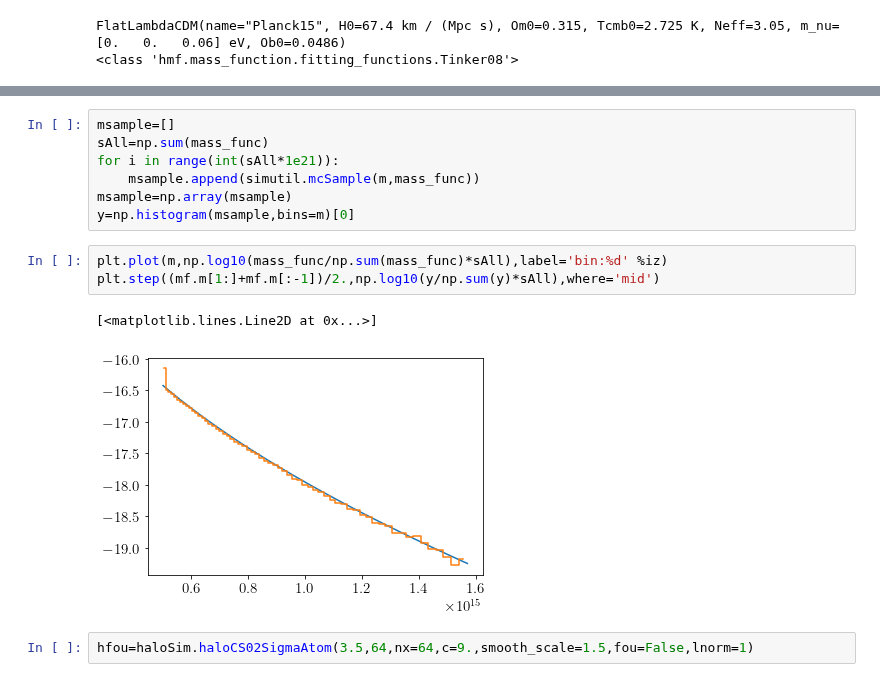
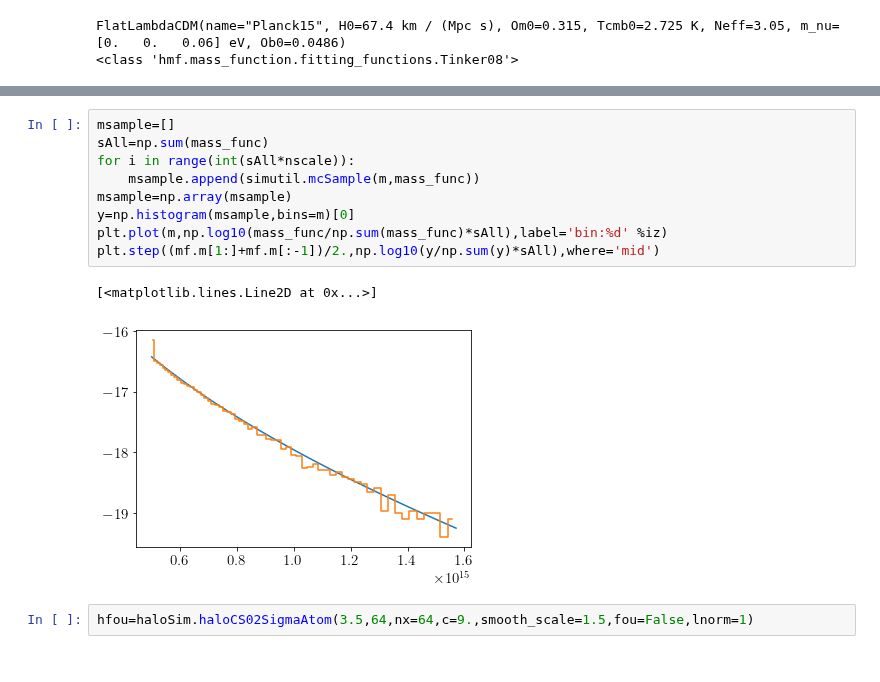
Before and after one commit to mr-superonion/splinv, a Jupyter notebook: notebook/s19/0-haloMF_Prior.ipynb, the cells around one changed output, grey strips where cells are left out. Drawn from its saved outputs; the diff is of its cells as text.

```diff
--- a/notebook/s19/0-haloMF_Prior.ipynb
+++ b/notebook/s19/0-haloMF_Prior.ipynb
@@ -67,16 +77,15 @@ plt.grid()
 # %%
 msample=[]
 sAll=np.sum(mass_func)
-for i in range(int(sAll*1e21)):
+for i in range(int(sAll*nscale)):
     msample.append(simutil.mcSample(m,mass_func))
 msample=np.array(msample)
 y=np.histogram(msample,bins=m)[0]
+plt.plot(m,np.log10(mass_func/np.sum(mass_func)*sAll),label='bin:%d' %iz)
+plt.step((mf.m[1:]+mf.m[:-1])/2.,np.log10(y/np.sum(y)*sAll),where='mid')
+# %% [output]
+[<matplotlib.lines.Line2D at 0x...>]
+[figure, added]
-# %%
-plt.plot(m,np.log10(mass_func/np.sum(mass_func)*sAll),label='bin:%d' %iz)
-plt.step((mf.m[1:]+mf.m[:-1])/2.,np.log10(y/np.sum(y)*sAll),where='mid')
-# %% [output]
-[<matplotlib.lines.Line2D at 0x...>]
-[figure, removed]
 # %%
 hfou=haloSim.haloCS02SigmaAtom(3.5,64,nx=64,c=9.,smooth_scale=1.5,fou=False,lnorm=1)
 # %%
```
Also changed, not shown: parts of 3 cells of this notebook, 5 other files.
